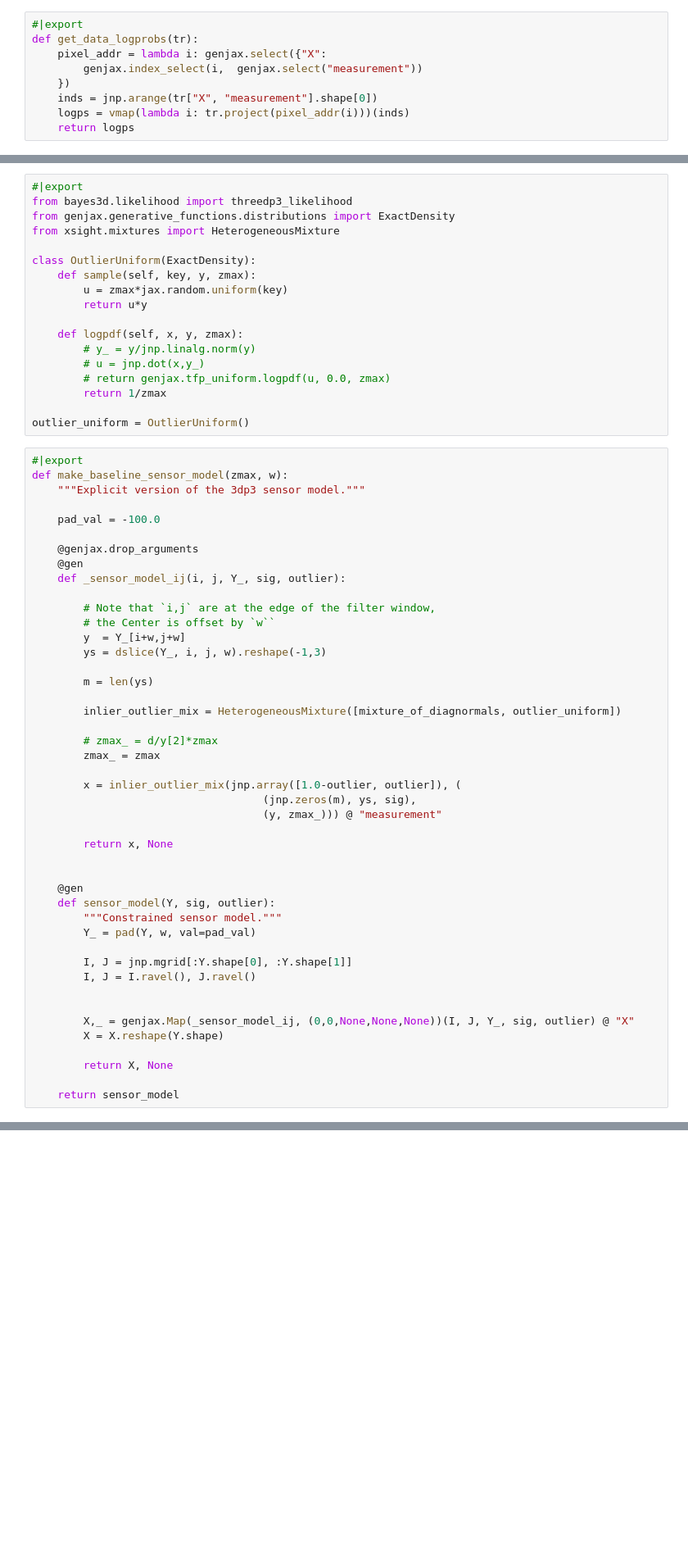
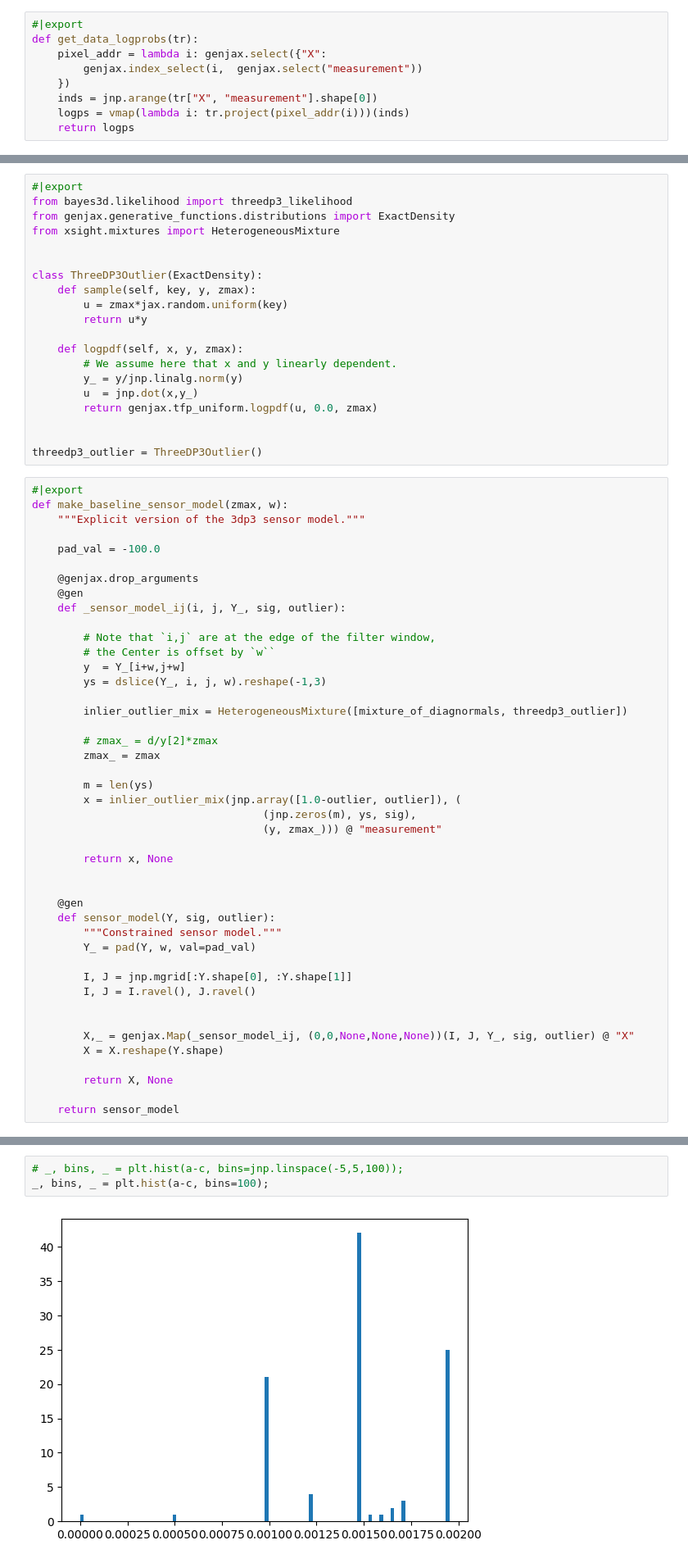
Before and after one commit to probcomp/chi-sight-mkl, a Jupyter notebook: notebooks/11 - Constrained Likelihood.ipynb, the cells around one changed output, grey strips where cells are left out. Shown: that part at 82% size. Saved outputs shown, nothing was run; the diff lists cells and outputs as text; blank space fills up the shorter version.

```diff
--- a/notebooks/11 - Constrained Likelihood.ipynb
+++ b/notebooks/11 - Constrained Likelihood.ipynb
@@ -308,18 +318,20 @@ from bayes3d.likelihood import threedp3_likelihood
 from genjax.generative_functions.distributions import ExactDensity
 from xsight.mixtures import HeterogeneousMixture
 
-class OutlierUniform(ExactDensity):
+
+class ThreeDP3Outlier(ExactDensity):
     def sample(self, key, y, zmax):
         u = zmax*jax.random.uniform(key)
         return u*y
 
     def logpdf(self, x, y, zmax):
-        # y_ = y/jnp.linalg.norm(y)
-        # u = jnp.dot(x,y_)
-        # return genjax.tfp_uniform.logpdf(u, 0.0, zmax)
-        return 1/zmax
+        # We assume here that x and y linearly dependent.
+        y_ = y/jnp.linalg.norm(y)
+        u  = jnp.dot(x,y_)
+        return genjax.tfp_uniform.logpdf(u, 0.0, zmax)
 
-outlier_uniform = OutlierUniform()
+
+threedp3_outlier = ThreeDP3Outlier()
 # %%
 #|export
 def make_baseline_sensor_model(zmax, w):
@@ -336,13 +348,12 @@ def make_baseline_sensor_model(zmax, w):
         y  = Y_[i+w,j+w]
         ys = dslice(Y_, i, j, w).reshape(-1,3)
 
-        m = len(ys)
-
-        inlier_outlier_mix = HeterogeneousMixture([mixture_of_diagnormals, outlier_uniform])
+        inlier_outlier_mix = HeterogeneousMixture([mixture_of_diagnormals, threedp3_outlier])
 
         # zmax_ = d/y[2]*zmax
         zmax_ = zmax
 
+        m = len(ys)
         x = inlier_outlier_mix(jnp.array([1.0-outlier, outlier]), (
                                     (jnp.zeros(m), ys, sig),
                                     (y, zmax_))) @ "measurement"
@@ -388,0 +421,5 @@ eval_baseline = jit(vmap(_eval_baseline, (None, 0, None, None)))
+# %%
+# _, bins, _ = plt.hist(a-c, bins=jnp.linspace(-5,5,100));
+_, bins, _ = plt.hist(a-c, bins=100);
+# %% [output]
+[figure, added]
```
Also changed, not shown: parts of 21 cells of this notebook, 6 other files.
